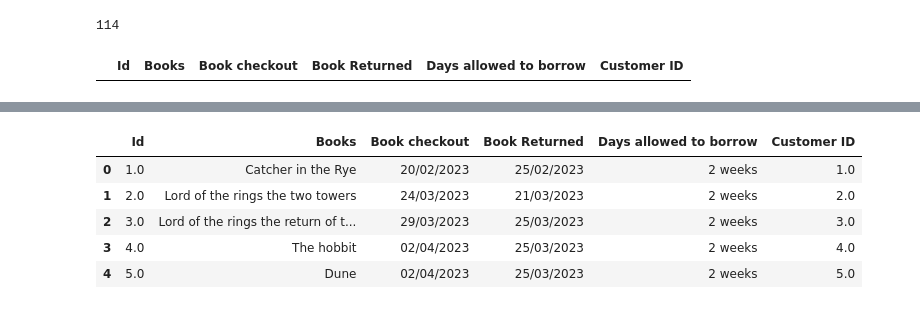
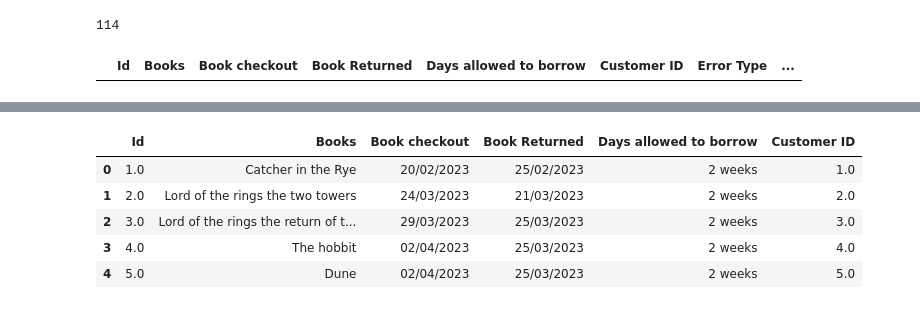
Before and after one commit to AnthonyStanworth/Library_Project, a Jupyter notebook: data_cleaner_app/experimentation_cleaner.ipynb, the cells around one changed output, grey strips where cells are left out. Cells and saved outputs as stored; diff of their text form; code cells hidden in the pictures.

Commit message:
AS: Updated cleaner_app to track error type and actionability

```diff
--- a/data_cleaner_app/experimentation_cleaner.ipynb
+++ b/data_cleaner_app/experimentation_cleaner.ipynb
@@ -59,9 +59,9 @@ len(book)
 114
 # %%
 # Create an errors df to keep a track of all dropped records
-errors = pd.DataFrame(columns=book.columns)
+errors = pd.DataFrame(columns=list(book.columns) + ['Error Type', 'Actionable Error'])
 errors
 # %% [output]
-|  | Id | Books | Book checkout | Book Returned | Days allowed to borrow | Customer ID |
+|  | Id | Books | Book checkout | Book Returned | Days allowed to borrow | Customer ID | Error Type | ... |
 # %%
 def deNaN_dedupe(df, errors_df):
```
Also changed, not shown: parts of 9 cells of this notebook, 3 other files.
